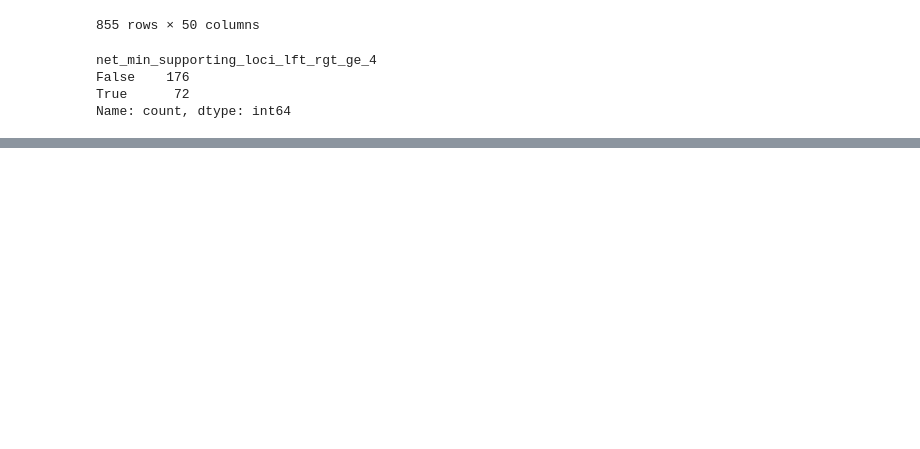
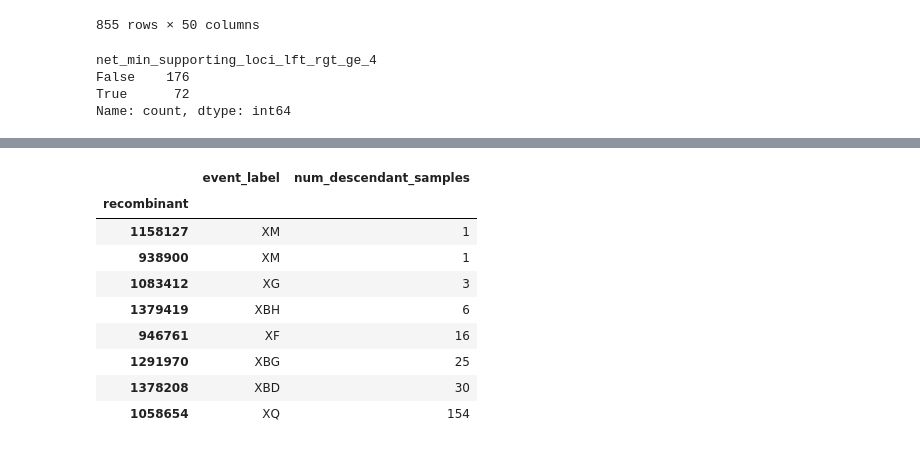
Before and after one commit to jeromekelleher/sc2ts-paper, a Jupyter notebook: notebooks/analysis_ripples.ipynb, the cells around one changed output, grey strips where cells are left out. Saved outputs shown, nothing was run; the diff lists cells and outputs as text; code cells hidden in the pictures; blank space fills up the shorter version.

```diff
--- a/notebooks/analysis_ripples.ipynb
+++ b/notebooks/analysis_ripples.ipynb
@@ -343,0 +325,13 @@ df_missing_hq[df_missing_hq["event_label"] != "novel"].sort_values("num_descenda
+# %%
+df_missing_hq[df_missing_hq["event_label"] != "novel"].sort_values("num_descendant_samples")[["event_label", "num_descendant_samples"]]
+# %% [output]
+|  | event_label | num_descendant_samples |
+| recombinant |  |  |
+| 1158127 | XM | 1 |
+| 938900 | XM | 1 |
+| 1083412 | XG | 3 |
+| 1379419 | XBH | 6 |
+| 946761 | XF | 16 |
+| 1291970 | XBG | 25 |
+| 1378208 | XBD | 30 |
+| 1058654 | XQ | 154 |
```
Also changed, not shown: parts of 3 cells of this notebook, 3 other files.
